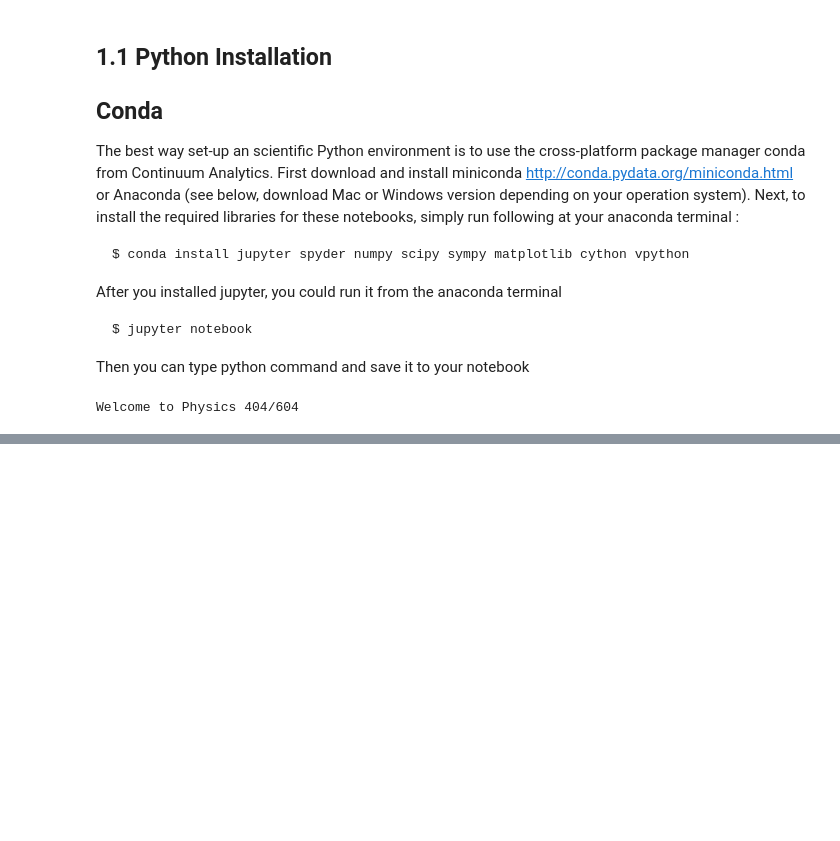
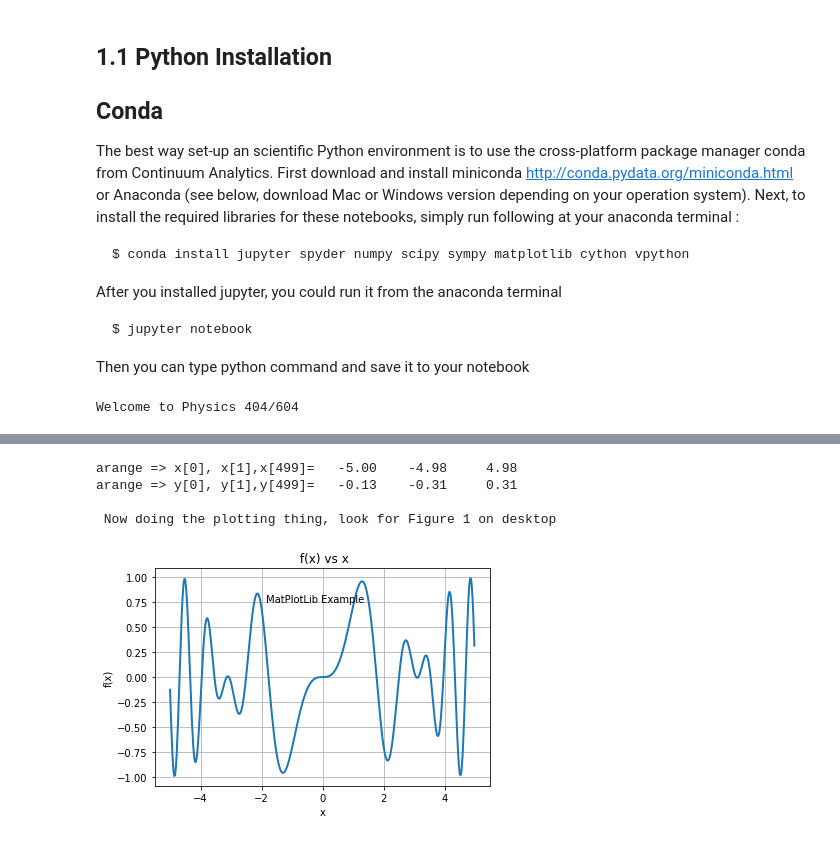
Before and after one commit to David-Zagaceta/computational-physics-class-404-604-Spring-2018, a Jupyter notebook: Lect1.ipynb, the cells around one changed output, grey strips where cells are left out. Drawn from its saved outputs; the diff is of its cells as text; code cells hidden in the pictures; blank space fills up the shorter version.

```diff
--- a/Lect1.ipynb
+++ b/Lect1.ipynb
@@ -45,0 +299,29 @@ Welcome to Physics 404/604
+# %%
+""" From "COMPUTATIONAL PHYSICS", 3rd Ed, Enlarged Python eTextBook
+    by RH Landau, MJ Paez, and CC Bordeianu
+    Copyright Wiley-VCH Verlag GmbH & Co. KGaA, Berlin;  Copyright R Landau,
+    Oregon State Unv, MJ Paez, Univ Antioquia, C Bordeianu, Univ Bucharest, 2015.
+    Support by National Science Foundation"""
+
+# EasyMatPlot.py:                 Simple use of matplotlib's plot command
+from pylab import *           # Load Matplotlib
+
+Xmin = -5.0;        Xmax = +5.0;      Npoints= 500
+DelX= (Xmax-Xmin)/Npoints                                      # Delta x
+x = arange(Xmin, Xmax, DelX)      # Form x array in range with increment
+y =  sin(x)*sin(x*x)              # y array = function of x array
+
+print ('arange => x[0], x[1],x[499]=%8.2f %8.2f %8.2f' %(x[0],x[1],x[499]))
+print ('arange => y[0], y[1],y[499]=%8.2f %8.2f %8.2f' %(y[0],y[1],y[499]))
+print ("\n Now doing the plotting thing, look for Figure 1 on desktop" )
+xlabel('x');      ylabel('f(x)');     title(' f(x) vs x')        # labels
+text(-1.85,  0.75, 'MatPlotLib Example')                     # Text on plot
+plot(x, y, '-', lw=2)                                 # dash means it is a line
+grid(True)                                                    # Form grid
+show()                                                 # Make screen plot
+# %% [output]
+arange => x[0], x[1],x[499]=   -5.00    -4.98     4.98
+arange => y[0], y[1],y[499]=   -0.13    -0.31     0.31
+
+ Now doing the plotting thing, look for Figure 1 on desktop
+[figure, added]
```
Also changed, not shown: parts of 28 cells of this notebook.
